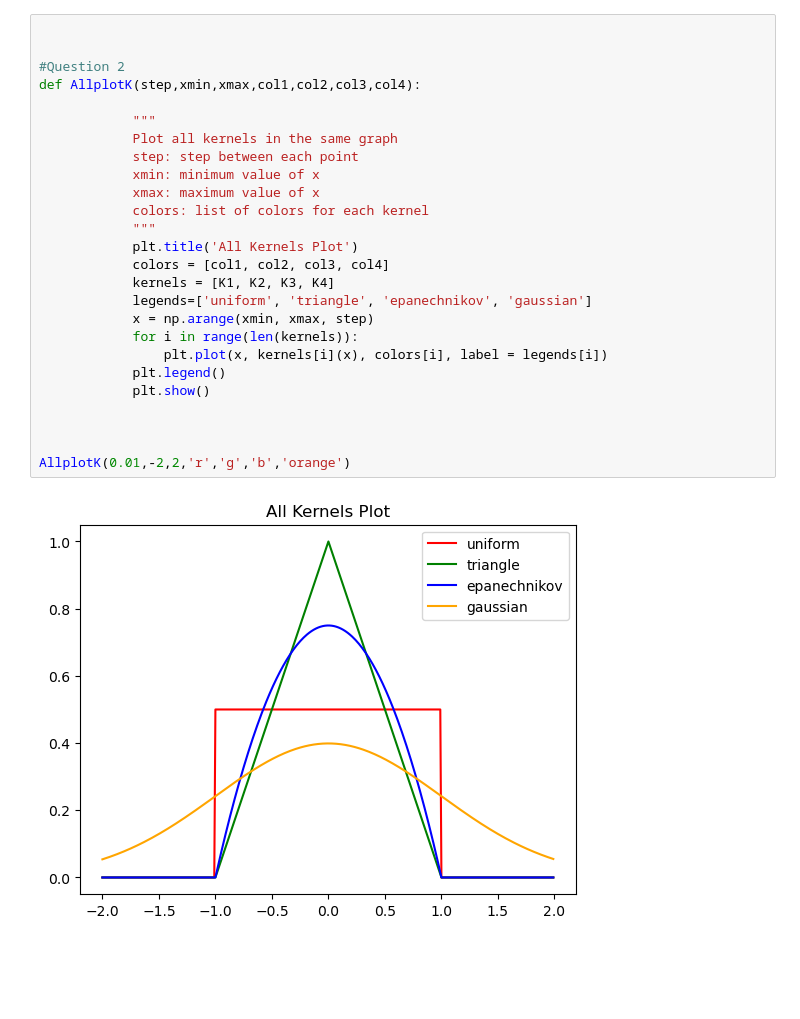
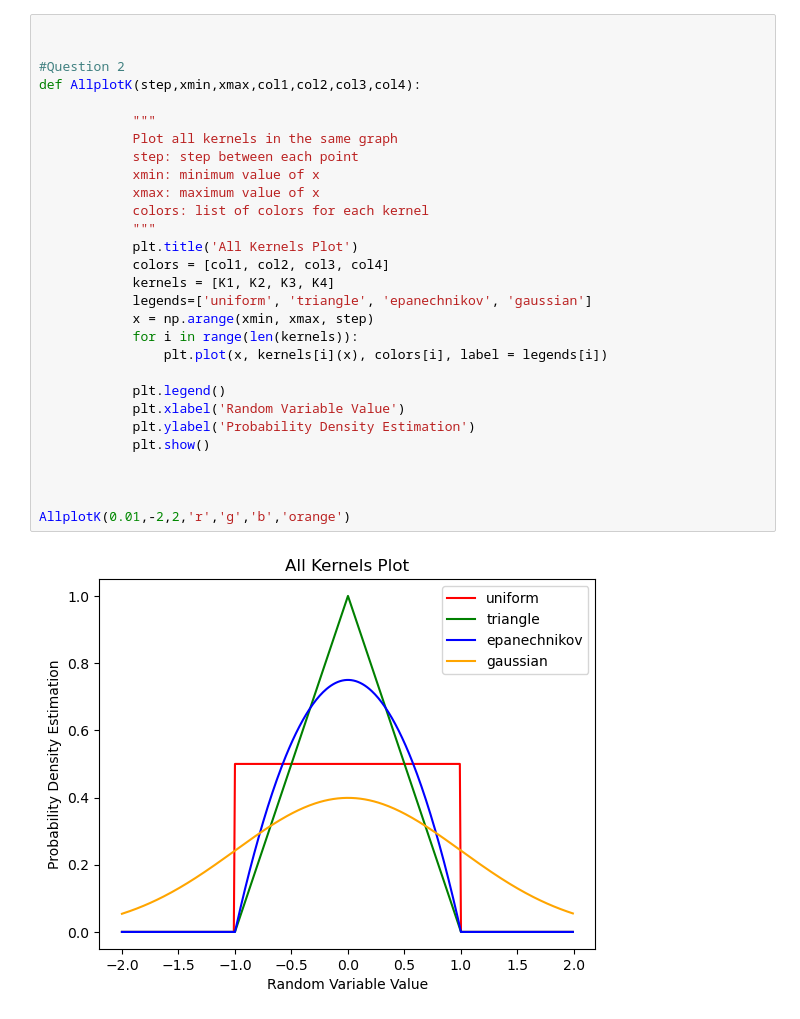
Before and after one commit to MurphLaws/statistics, a Jupyter notebook: TP3.ipynb, the cells around one changed output. Saved outputs shown, nothing was run; the diff lists cells and outputs as text; blank space fills up the shorter version.

```diff
--- a/TP3.ipynb
+++ b/TP3.ipynb
@@ -35,31 +39,34 @@ def K4(x):
 # %%
 
 
 #Question 2
 def AllplotK(step,xmin,xmax,col1,col2,col3,col4):
 
             """
             Plot all kernels in the same graph
             step: step between each point
             xmin: minimum value of x
             xmax: maximum value of x
             colors: list of colors for each kernel
             """
             plt.title('All Kernels Plot')
             colors = [col1, col2, col3, col4]
             kernels = [K1, K2, K3, K4]
             legends=['uniform', 'triangle', 'epanechnikov', 'gaussian']
             x = np.arange(xmin, xmax, step)
             for i in range(len(kernels)):
                 plt.plot(x, kernels[i](x), colors[i], label = legends[i])
+
             plt.legend()
+            plt.xlabel('Random Variable Value')
+            plt.ylabel('Probability Density Estimation')
             plt.show()
 
 
 
 AllplotK(0.01,-2,2,'r','g','b','orange')
 # %% [output]
-[figure, old version]
+[figure, new version]
 # %%
 #Question 3
 #Generate a realization of the random sample X according to the standard
```
Also changed, not shown: parts of 10 cells of this notebook.
